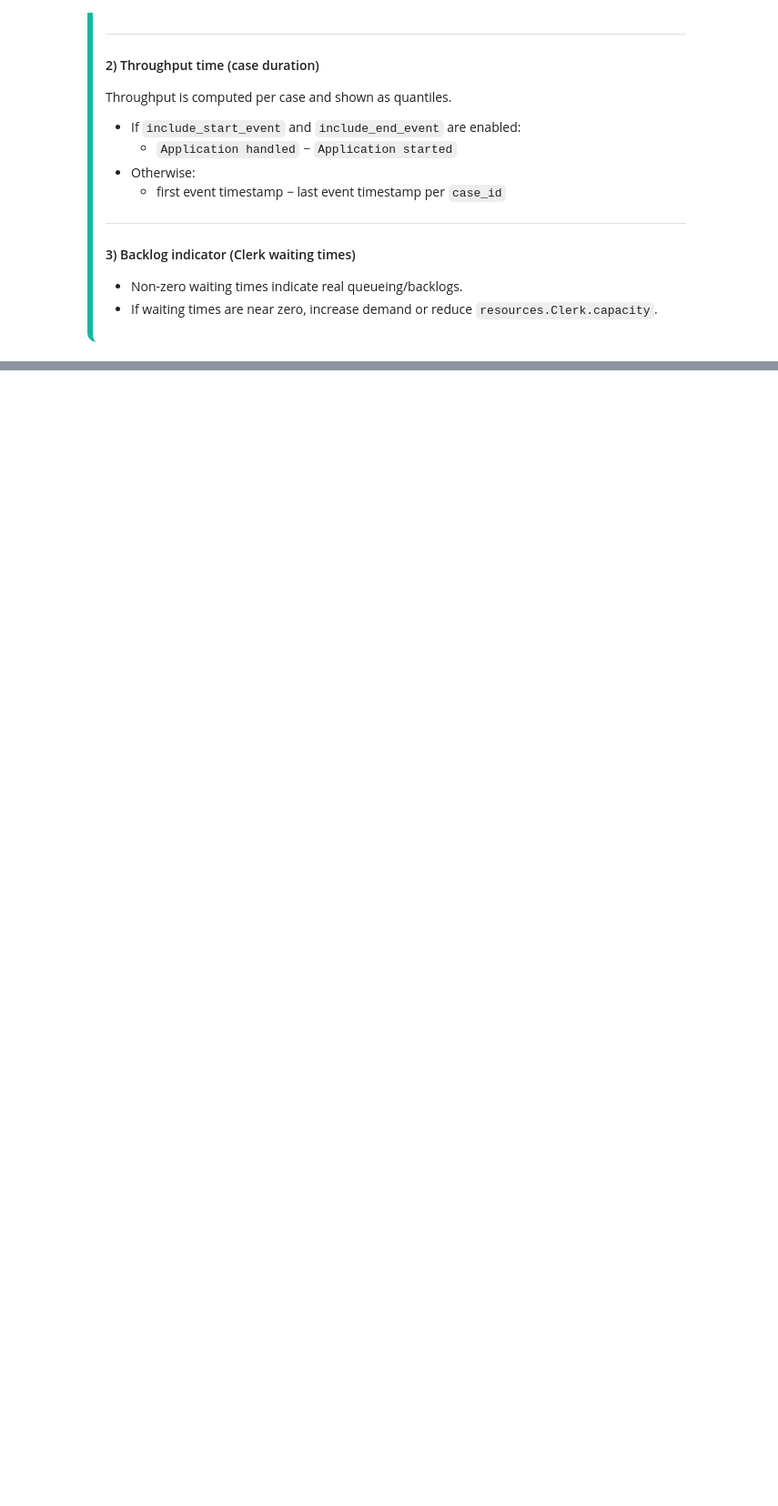
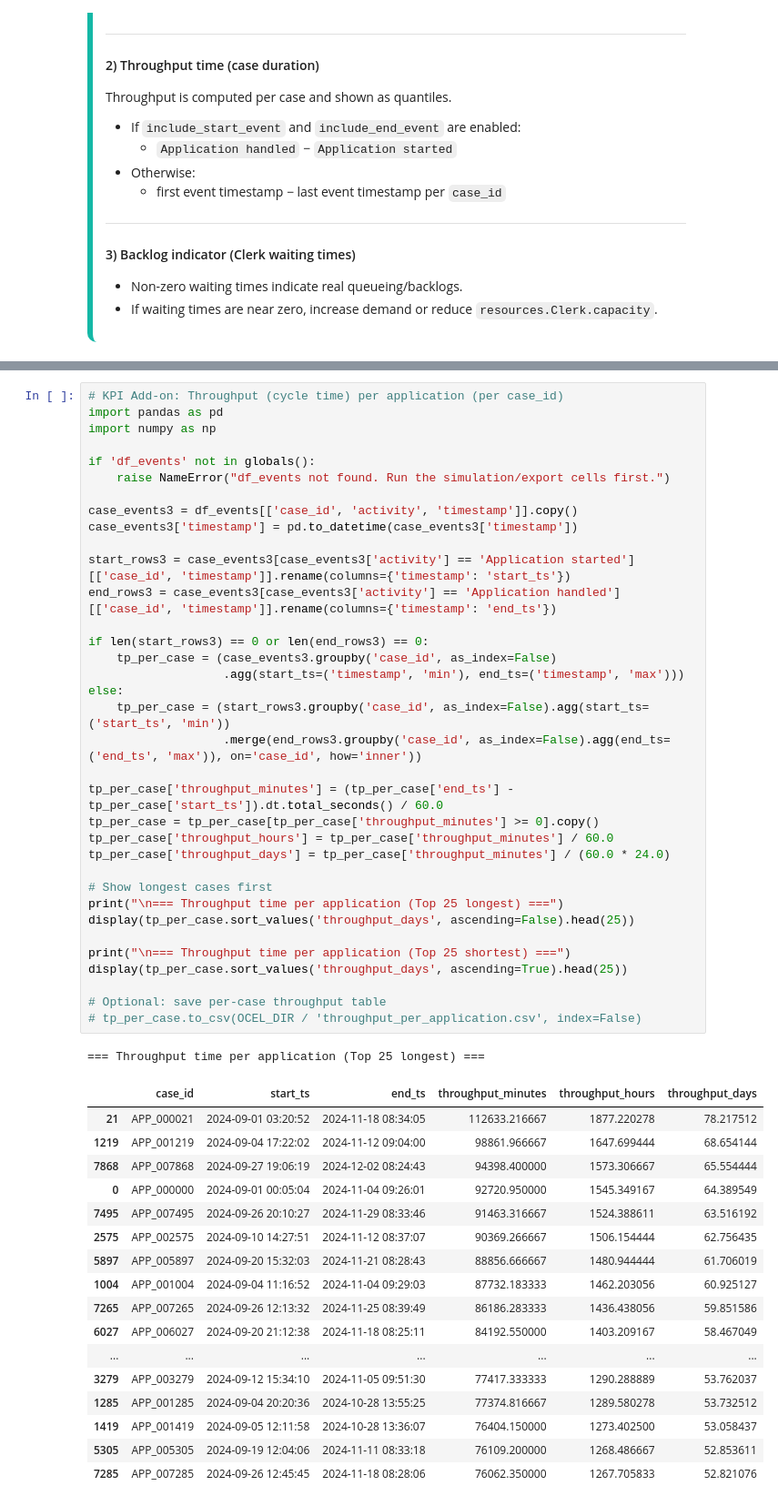
Before and after one commit to mdukhan/pm4py-bpmn-simulation, a Jupyter notebook: notebooks/sim_ocel.ipynb, the cells around one changed output, grey strips where cells are left out. Shown at 91% size. Drawn from its saved outputs; the diff is of its cells as text; blank space fills up the shorter version.

Commit message:
Add OCEL KPI cells: cycle time, apps/week, rework metrics, per-case throughput

```diff
--- a/notebooks/sim_ocel.ipynb
+++ b/notebooks/sim_ocel.ipynb
@@ -1324,0 +1683,54 @@ NOTE: If Clerk waiting times are near zero, increase demand (reduce interarrival
+# %%
+# KPI Add-on: Throughput (cycle time) per application (per case_id)
+import pandas as pd
+import numpy as np
+
+if 'df_events' not in globals():
+    raise NameError("df_events not found. Run the simulation/export cells first.")
+
+case_events3 = df_events[['case_id', 'activity', 'timestamp']].copy()
+case_events3['timestamp'] = pd.to_datetime(case_events3['timestamp'])
+
+start_rows3 = case_events3[case_events3['activity'] == 'Application started'][['case_id', 'timestamp']].rename(columns={'timestamp': 'start_ts'})
+end_rows3 = case_events3[case_events3['activity'] == 'Application handled'][['case_id', 'timestamp']].rename(columns={'timestamp': 'end_ts'})
+
+if len(start_rows3) == 0 or len(end_rows3) == 0:
+    tp_per_case = (case_events3.groupby('case_id', as_index=False)
+                   .agg(start_ts=('timestamp', 'min'), end_ts=('timestamp', 'max')))
+else:
+    tp_per_case = (start_rows3.groupby('case_id', as_index=False).agg(start_ts=('start_ts', 'min'))
+                   .merge(end_rows3.groupby('case_id', as_index=False).agg(end_ts=('end_ts', 'max')), on='case_id', how='inner'))
+
+tp_per_case['throughput_minutes'] = (tp_per_case['end_ts'] - tp_per_case['start_ts']).dt.total_seconds() / 60.0
+tp_per_case = tp_per_case[tp_per_case['throughput_minutes'] >= 0].copy()
+tp_per_case['throughput_hours'] = tp_per_case['throughput_minutes'] / 60.0
+tp_per_case['throughput_days'] = tp_per_case['throughput_minutes'] / (60.0 * 24.0)
+
+# Show longest cases first
+print("\n=== Throughput time per application (Top 25 longest) ===")
+display(tp_per_case.sort_values('throughput_days', ascending=False).head(25))
+
+print("\n=== Throughput time per application (Top 25 shortest) ===")
+display(tp_per_case.sort_values('throughput_days', ascending=True).head(25))
+
+# Optional: save per-case throughput table
+# tp_per_case.to_csv(OCEL_DIR / 'throughput_per_application.csv', index=False)
+# %% [output]
+=== Throughput time per application (Top 25 longest) ===
+|  | case_id | start_ts | end_ts | throughput_minutes | throughput_hours | throughput_days |
+| 21 | APP_000021 | 2024-09-01 03:20:52 | 2024-11-18 08:34:05 | 112633.216667 | 1877.220278 | 78.217512 |
+| 1219 | APP_001219 | 2024-09-04 17:22:02 | 2024-11-12 09:04:00 | 98861.966667 | 1647.699444 | 68.654144 |
+| 7868 | APP_007868 | 2024-09-27 19:06:19 | 2024-12-02 08:24:43 | 94398.400000 | 1573.306667 | 65.554444 |
+| 0 | APP_000000 | 2024-09-01 00:05:04 | 2024-11-04 09:26:01 | 92720.950000 | 1545.349167 | 64.389549 |
+| 7495 | APP_007495 | 2024-09-26 20:10:27 | 2024-11-29 08:33:46 | 91463.316667 | 1524.388611 | 63.516192 |
+| 2575 | APP_002575 | 2024-09-10 14:27:51 | 2024-11-12 08:37:07 | 90369.266667 | 1506.154444 | 62.756435 |
+| 5897 | APP_005897 | 2024-09-20 15:32:03 | 2024-11-21 08:28:43 | 88856.666667 | 1480.944444 | 61.706019 |
+| 1004 | APP_001004 | 2024-09-04 11:16:52 | 2024-11-04 09:29:03 | 87732.183333 | 1462.203056 | 60.925127 |
+| 7265 | APP_007265 | 2024-09-26 12:13:32 | 2024-11-25 08:39:49 | 86186.283333 | 1436.438056 | 59.851586 |
+| 6027 | APP_006027 | 2024-09-20 21:12:38 | 2024-11-18 08:25:11 | 84192.550000 | 1403.209167 | 58.467049 |
+| ... | ... | ... | ... | ... | ... | ... |
+| 3279 | APP_003279 | 2024-09-12 15:34:10 | 2024-11-05 09:51:30 | 77417.333333 | 1290.288889 | 53.762037 |
+| 1285 | APP_001285 | 2024-09-04 20:20:36 | 2024-10-28 13:55:25 | 77374.816667 | 1289.580278 | 53.732512 |
+| 1419 | APP_001419 | 2024-09-05 12:11:58 | 2024-10-28 13:36:07 | 76404.150000 | 1273.402500 | 53.058437 |
+| 5305 | APP_005305 | 2024-09-19 12:04:06 | 2024-11-11 08:33:18 | 76109.200000 | 1268.486667 | 52.853611 |
+| 7285 | APP_007285 | 2024-09-26 12:45:45 | 2024-11-18 08:28:06 | 76062.350000 | 1267.705833 | 52.821076 |
```
Also changed, not shown: parts of 9 cells of this notebook.
